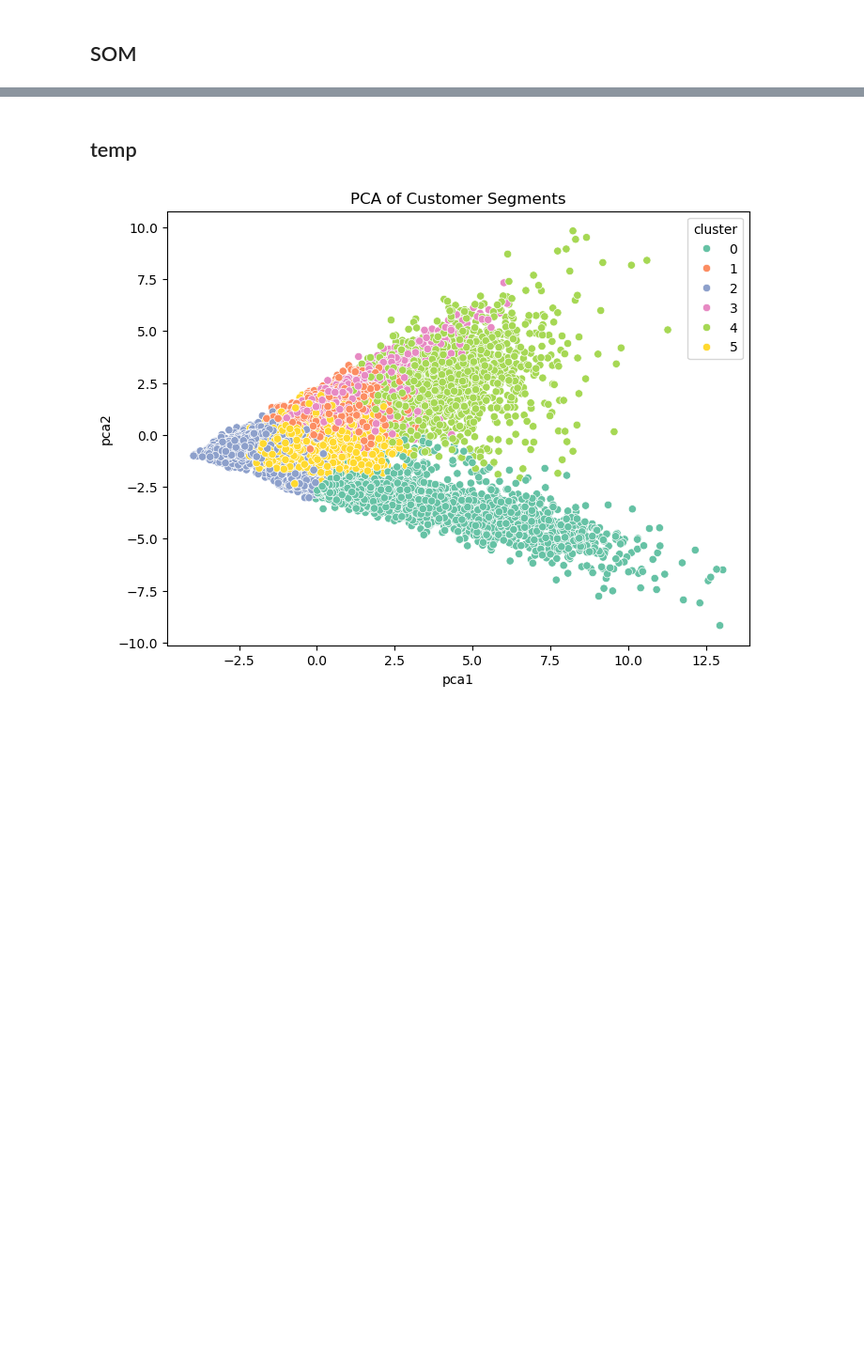
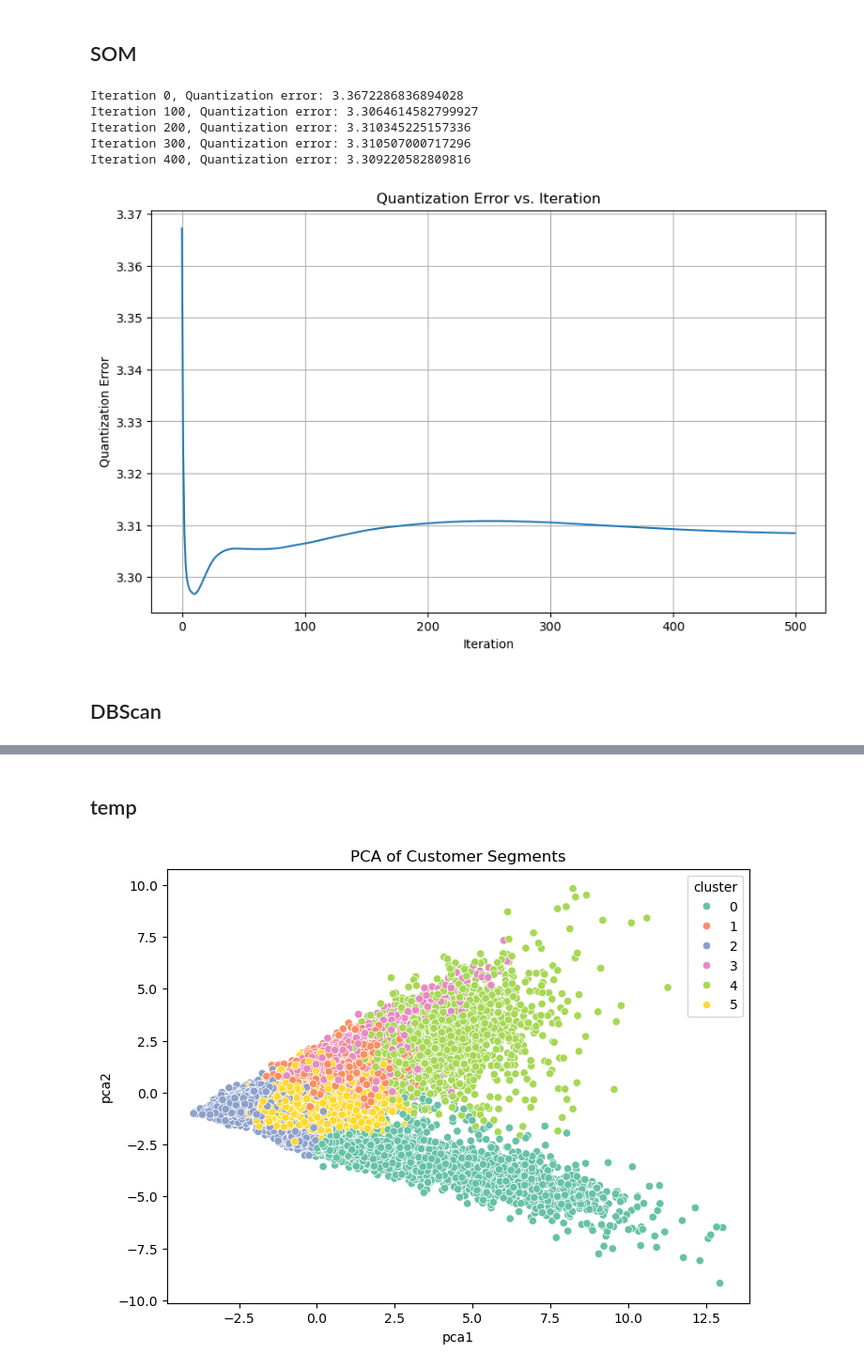
Before and after one commit to Yan-Sidoryk/Unsupervised-Customer-Segmentation, a Jupyter notebook: visualization.ipynb, the cells around one changed output, grey strips where cells are left out. Shown at 94% size. Cells and saved outputs as stored; diff of their text form; code cells hidden in the pictures; blank space fills up the shorter version.

Commit message:
tried dbscan

```diff
--- a/visualization.ipynb
+++ b/visualization.ipynb
@@ -731,5 +730,55 @@ plt.show()
 # %% [markdown]
 ## SOM
+# %%
+# Initialize SOM
+som = MiniSom(x=15, y=15,
+              input_len=info_df_scaled.shape[1],  # Number of features
+              sigma=1.5,                          # Initial neighborhood radius
+              learning_rate=0.3,                  # Initial learning rate
+              neighborhood_function='gaussian',
+              random_seed=42)
+# %%
+# Convert DataFrame to NumPy array before passing to SOM
+info_df_scaled_array = np.array(info_df_scaled)
+
+# Set the seed for reproducibility
+np.random.seed(42)
+
+num_iterations = 500
+q_errors = []
+
+# Train the SOM with single update and track error
+for i in range(num_iterations):
+
+    # Usually you would calculate these based on the iteration number
+    current_lr = 0.5 * (1 - i/num_iterations)  # Linear decay from 0.5 to 0
+
+    # Train for a single iteration (all samples once)
+    som.train_batch(info_df_scaled_array, num_iteration=1)
+
+    # Calculate and store quantization error
+    q_errors.append(som.quantization_error(info_df_scaled_array))
+
+    if i % 100 == 0:
+        print(f"Iteration {i}, Quantization error: {q_errors[-1]}")
+
+# Plot the quantization error over iterations
+plt.figure(figsize=(10, 6))
+plt.plot(q_errors)
+plt.title('Quantization Error vs. Iteration')
+plt.xlabel('Iteration')
+plt.ylabel('Quantization Error')
+plt.grid(True)
+plt.show()
+# %% [output]
+Iteration 0, Quantization error: 3.3672286836894028
+Iteration 100, Quantization error: 3.3064614582799927
+Iteration 200, Quantization error: 3.310345225157336
+Iteration 300, Quantization error: 3.310507000717296
+Iteration 400, Quantization error: 3.309220582809816
+[figure, added]
+# %% [markdown]
+## DBScan
 # %%
 info_df_scaled.shape
 # %% [output]
```
Also changed, not shown: parts of 19 cells of this notebook.
